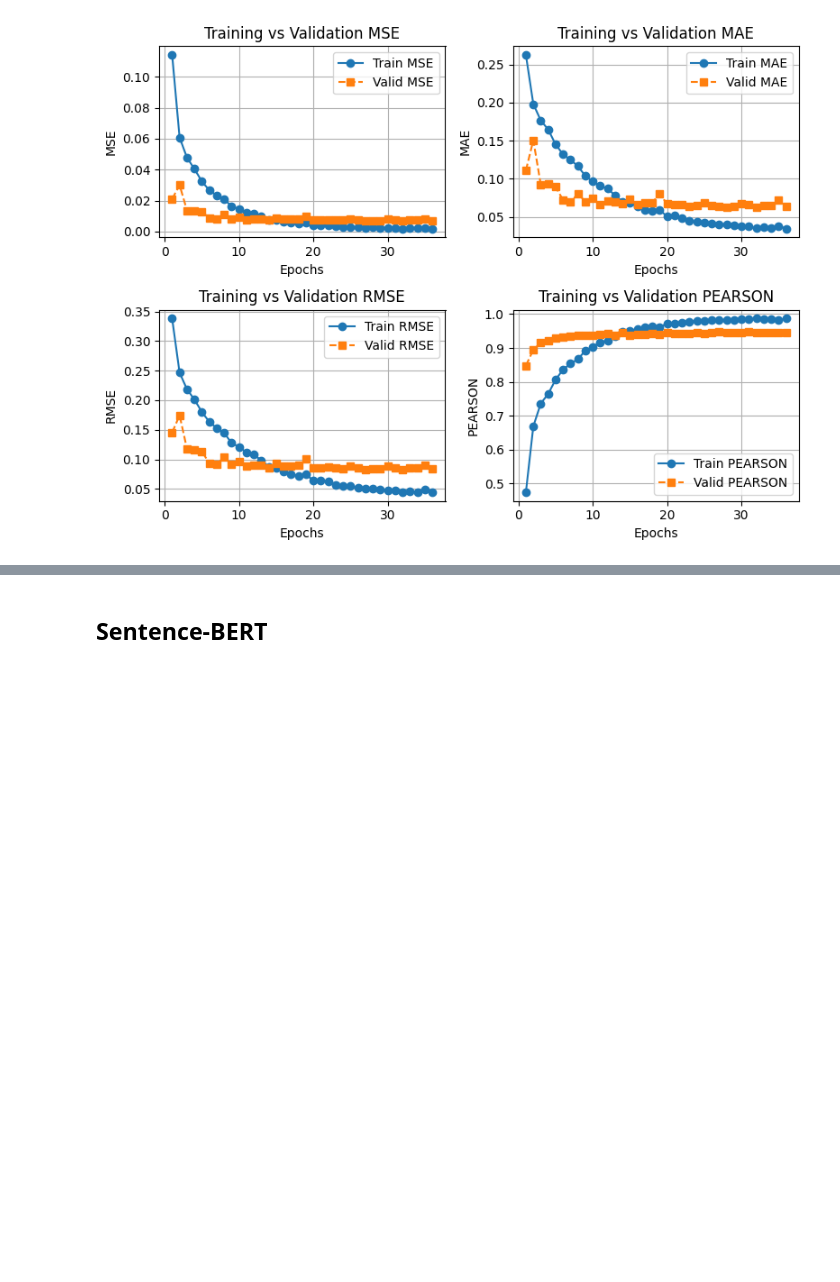
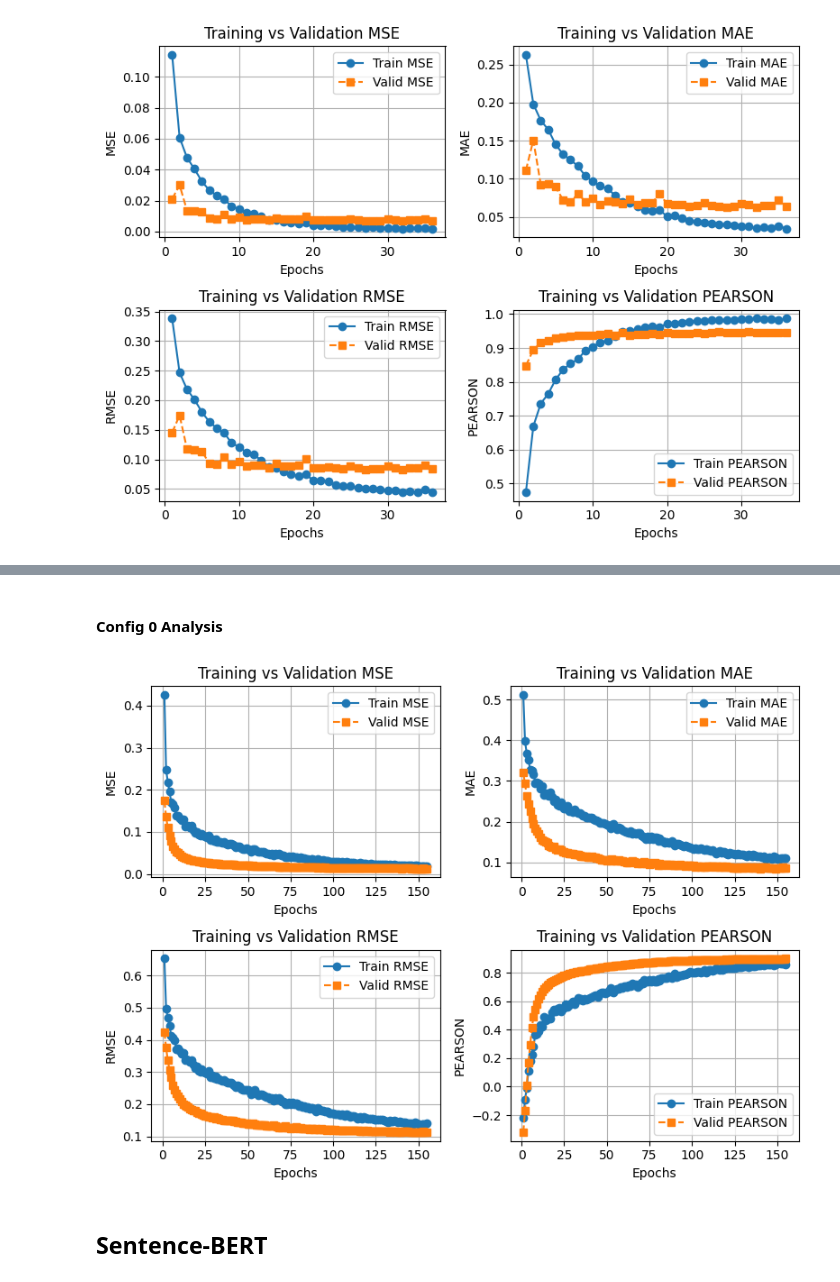
Before and after one commit to bwbayu/llm_aes, a Jupyter notebook: notebooks/bert_analysis.ipynb, the cells around one changed output, grey strips where cells are left out. Saved outputs shown, nothing was run; the diff lists cells and outputs as text; code cells hidden in the pictures; blank space fills up the shorter version.

```diff
--- a/notebooks/bert_analysis.ipynb
+++ b/notebooks/bert_analysis.ipynb
@@ -268,3 +380,10 @@ plot_training(df_bert_after_0)
+# %% [markdown]
+#### Config 0 Analysis
+# %%
+df_bert_freeze_0 = df_bert_epoch_freeze[df_bert_epoch_freeze['config_id']==0]
+plot_training(df_bert_freeze_0)
+# %% [output]
+[figure, added]
 # %% [markdown]
 ## Sentence-BERT
 # %%
```
Also changed, not shown: parts of 10 cells of this notebook.
